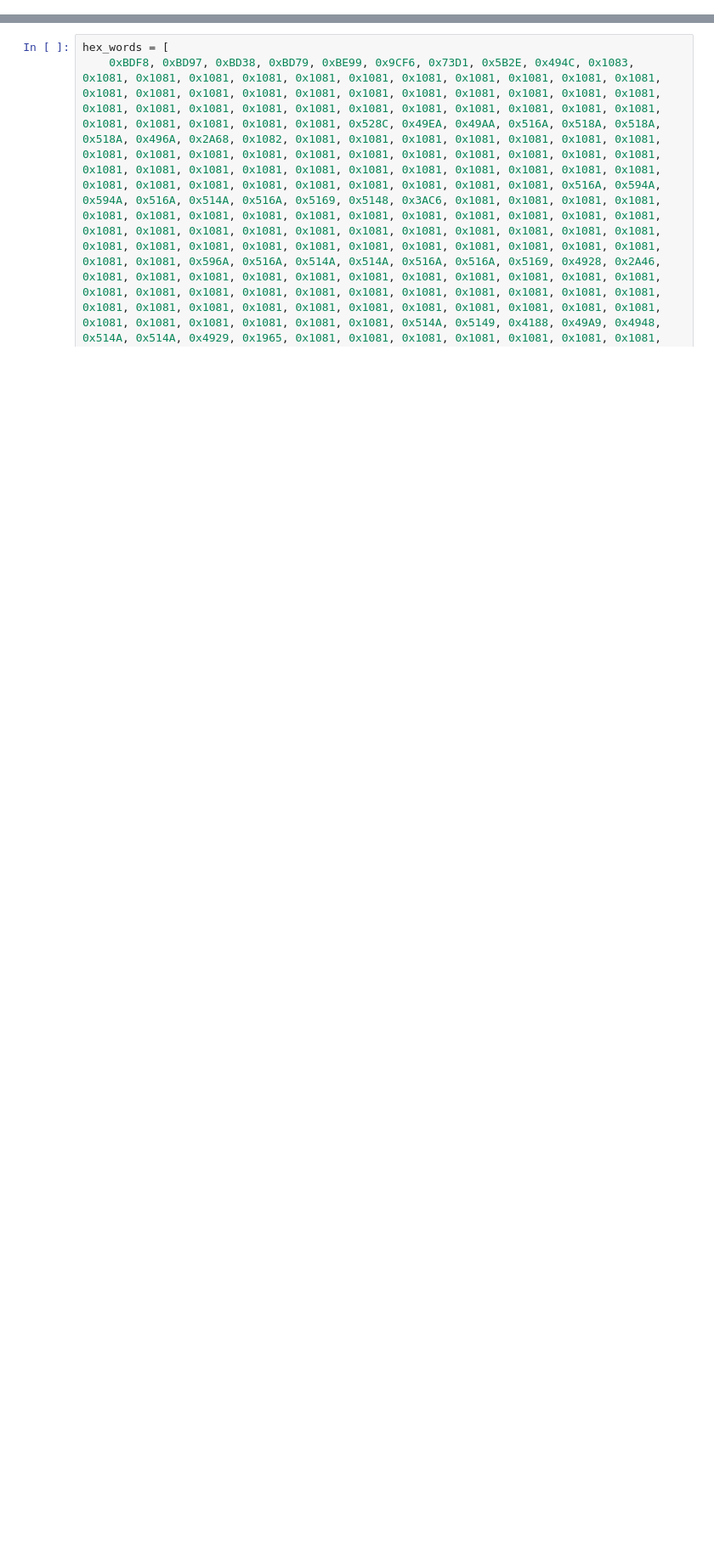
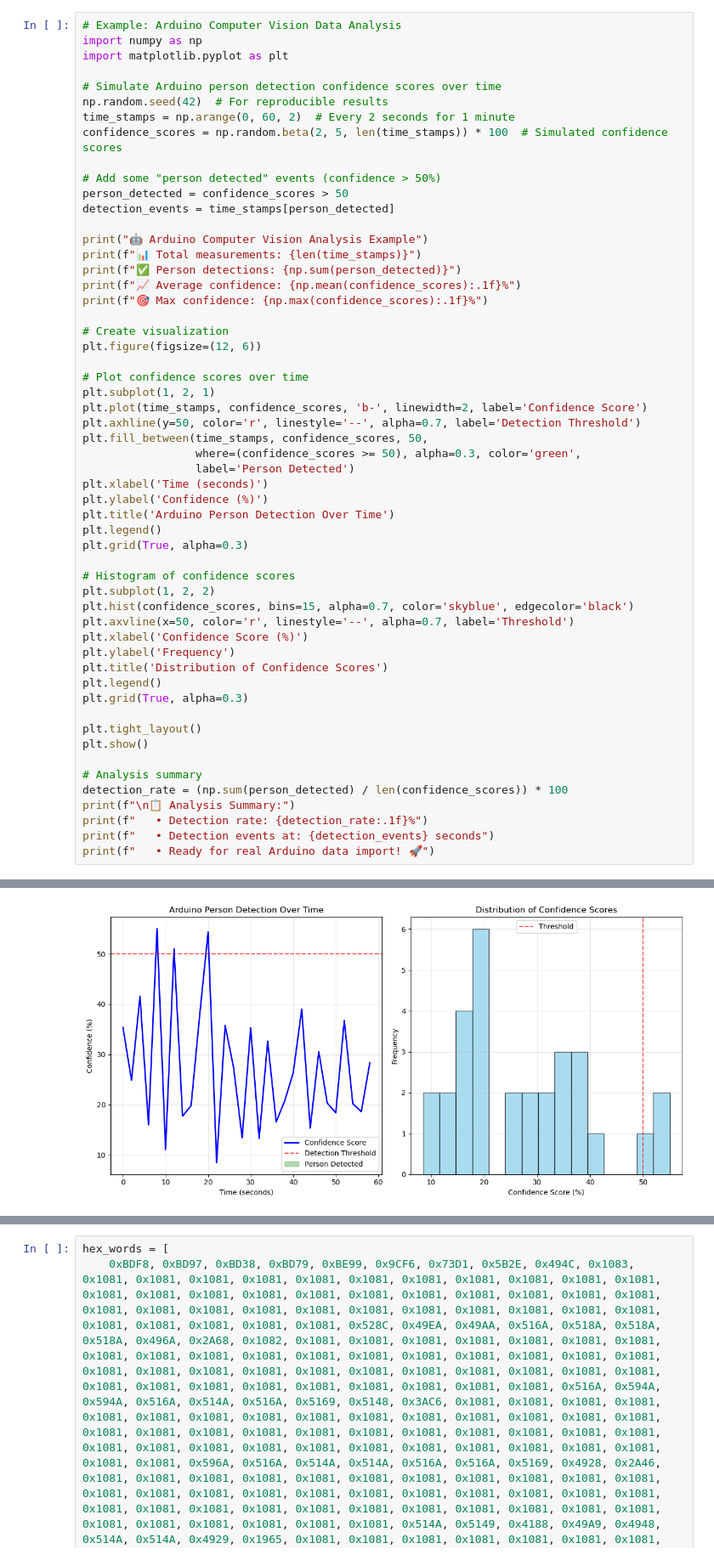
Before and after one commit to keahikountry/EE400-Final-Project, a Jupyter notebook: Untitled-1.ipynb, the cells around one changed output, grey strips where cells are left out. Shown at 85% size. Saved outputs shown, nothing was run; the diff lists cells and outputs as text; blank space fills up the shorter version.

```diff
--- a/Untitled-1.ipynb
+++ b/Untitled-1.ipynb
@@ -0,0 +226,56 @@
+# %%
+# Example: Arduino Computer Vision Data Analysis
+import numpy as np
+import matplotlib.pyplot as plt
+
+# Simulate Arduino person detection confidence scores over time
+np.random.seed(42)  # For reproducible results
+time_stamps = np.arange(0, 60, 2)  # Every 2 seconds for 1 minute
+confidence_scores = np.random.beta(2, 5, len(time_stamps)) * 100  # Simulated confidence scores
+
+# Add some "person detected" events (confidence > 50%)
+person_detected = confidence_scores > 50
+detection_events = time_stamps[person_detected]
+
+print("🤖 Arduino Computer Vision Analysis Example")
+print(f"📊 Total measurements: {len(time_stamps)}")
+print(f"✅ Person detections: {np.sum(person_detected)}")
+print(f"📈 Average confidence: {np.mean(confidence_scores):.1f}%")
+print(f"🎯 Max confidence: {np.max(confidence_scores):.1f}%")
+
+# Create visualization
+plt.figure(figsize=(12, 6))
+
+# Plot confidence scores over time
+plt.subplot(1, 2, 1)
+plt.plot(time_stamps, confidence_scores, 'b-', linewidth=2, label='Confidence Score')
+plt.axhline(y=50, color='r', linestyle='--', alpha=0.7, label='Detection Threshold')
+plt.fill_between(time_stamps, confidence_scores, 50,
+                 where=(confidence_scores >= 50), alpha=0.3, color='green',
+                 label='Person Detected')
+plt.xlabel('Time (seconds)')
+plt.ylabel('Confidence (%)')
+plt.title('Arduino Person Detection Over Time')
+plt.legend()
+plt.grid(True, alpha=0.3)
+
+# Histogram of confidence scores
+plt.subplot(1, 2, 2)
+plt.hist(confidence_scores, bins=15, alpha=0.7, color='skyblue', edgecolor='black')
+plt.axvline(x=50, color='r', linestyle='--', alpha=0.7, label='Threshold')
+plt.xlabel('Confidence Score (%)')
+plt.ylabel('Frequency')
+plt.title('Distribution of Confidence Scores')
+plt.legend()
+plt.grid(True, alpha=0.3)
+
+plt.tight_layout()
+plt.show()
+
+# Analysis summary
+detection_rate = (np.sum(person_detected) / len(confidence_scores)) * 100
+print(f"\n📋 Analysis Summary:")
+print(f"   • Detection rate: {detection_rate:.1f}%")
+print(f"   • Detection events at: {detection_events} seconds")
+print(f"   • Ready for real Arduino data import! 🚀")
+# %% [output]
@@ -0,0 +287 @@
+[figure, added]
```
Also changed, not shown: parts of 22 cells of this notebook, 11 other files.
